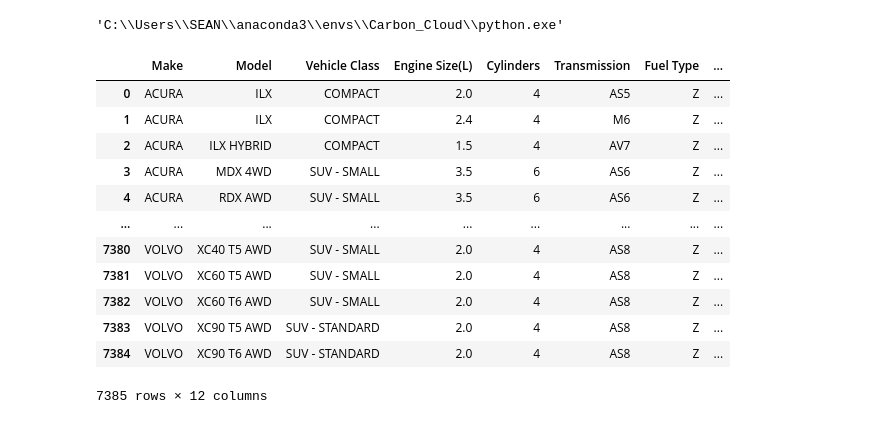
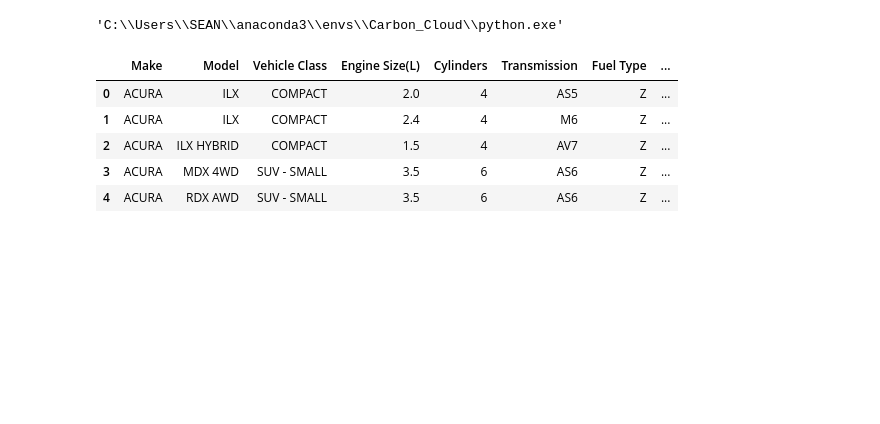
Before and after one commit to sean-jesuharun/Carbon-Footprint-Monitoring-Platform, a Jupyter notebook: Transportation_Dataset.ipynb, the cells around one changed output. Cells and saved outputs as stored; diff of their text form; code cells hidden in the pictures; blank space fills up the shorter version.

```diff
--- a/Transportation_Dataset.ipynb
+++ b/Transportation_Dataset.ipynb
@@ -12,20 +12,13 @@ import seaborn as sns
 # %%
 #Creating a dataframe
 transport_df = pd.read_csv("C:\\Users\\SEAN\\Desktop\\Project\\Datasets\\CO2_Emissions_Canada.csv")
-transport_df
+transport_df.head()
 # %% [output]
 |  | Make | Model | Vehicle Class | Engine Size(L) | Cylinders | Transmission | Fuel Type | ... |
 | 0 | ACURA | ILX | COMPACT | 2.0 | 4 | AS5 | Z | ... |
 | 1 | ACURA | ILX | COMPACT | 2.4 | 4 | M6 | Z | ... |
 | 2 | ACURA | ILX HYBRID | COMPACT | 1.5 | 4 | AV7 | Z | ... |
 | 3 | ACURA | MDX 4WD | SUV - SMALL | 3.5 | 6 | AS6 | Z | ... |
 | 4 | ACURA | RDX AWD | SUV - SMALL | 3.5 | 6 | AS6 | Z | ... |
-| ... | ... | ... | ... | ... | ... | ... | ... | ... |
-| 7380 | VOLVO | XC40 T5 AWD | SUV - SMALL | 2.0 | 4 | AS8 | Z | ... |
-| 7381 | VOLVO | XC60 T5 AWD | SUV - SMALL | 2.0 | 4 | AS8 | Z | ... |
-| 7382 | VOLVO | XC60 T6 AWD | SUV - SMALL | 2.0 | 4 | AS8 | Z | ... |
-| 7383 | VOLVO | XC90 T5 AWD | SUV - STANDARD | 2.0 | 4 | AS8 | Z | ... |
-| 7384 | VOLVO | XC90 T6 AWD | SUV - STANDARD | 2.0 | 4 | AS8 | Z | ... |
-7385 rows × 12 columns
 # %%
 #Renaming column names
```
Also changed, not shown: parts of 26 cells of this notebook.
